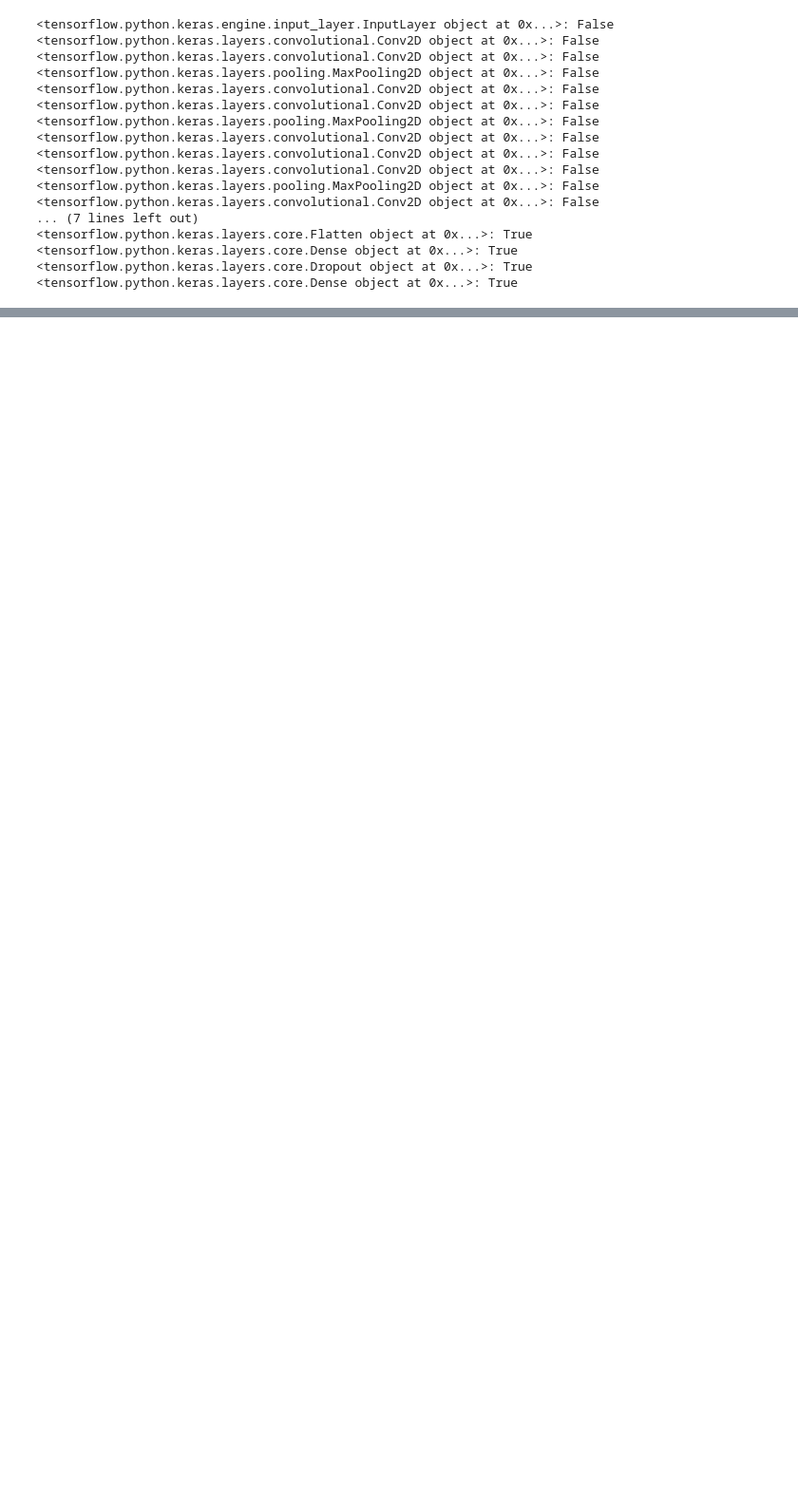
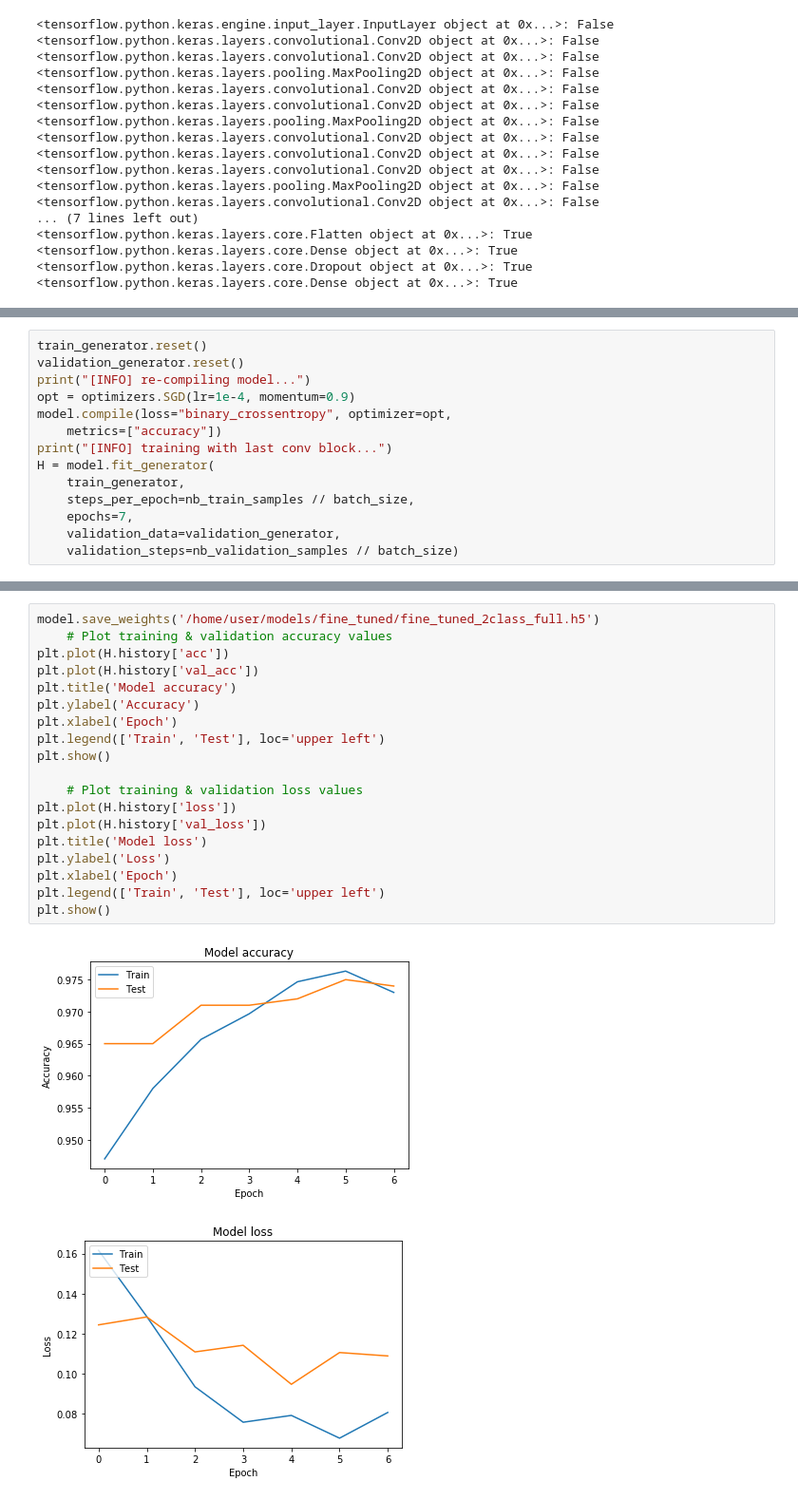
Before and after one commit to makosenkov/classification, a Jupyter notebook: examples/fine-tuning/more_layers/fine-tune-2class.ipynb, the cells around one changed output, grey strips where cells are left out. Shown: that part at 95% size. Cells and saved outputs as stored; diff of their text form; blank space fills up the shorter version.

```diff
--- a/examples/fine-tuning/more_layers/fine-tune-2class.ipynb
+++ b/examples/fine-tuning/more_layers/fine-tune-2class.ipynb
@@ -154,0 +200,14 @@ NameError: name 'test_generator' is not defined
+# %%
+train_generator.reset()
+validation_generator.reset()
+print("[INFO] re-compiling model...")
+opt = optimizers.SGD(lr=1e-4, momentum=0.9)
+model.compile(loss="binary_crossentropy", optimizer=opt,
+    metrics=["accuracy"])
+print("[INFO] training with last conv block...")
+H = model.fit_generator(
+    train_generator,
+    steps_per_epoch=nb_train_samples // batch_size,
+    epochs=7,
+    validation_data=validation_generator,
+    validation_steps=nb_validation_samples // batch_size)
@@ -154,0 +231,22 @@ NameError: name 'test_generator' is not defined
+# %%
+model.save_weights('/home/user/models/fine_tuned/fine_tuned_2class_full.h5')
+    # Plot training & validation accuracy values
+plt.plot(H.history['acc'])
+plt.plot(H.history['val_acc'])
+plt.title('Model accuracy')
+plt.ylabel('Accuracy')
+plt.xlabel('Epoch')
+plt.legend(['Train', 'Test'], loc='upper left')
+plt.show()
+
+    # Plot training & validation loss values
+plt.plot(H.history['loss'])
+plt.plot(H.history['val_loss'])
+plt.title('Model loss')
+plt.ylabel('Loss')
+plt.xlabel('Epoch')
+plt.legend(['Train', 'Test'], loc='upper left')
+plt.show()
+# %% [output]
+[figure, added]
+[figure, added]
```
Also changed, not shown: parts of 8 cells of this notebook, 6 other files.
